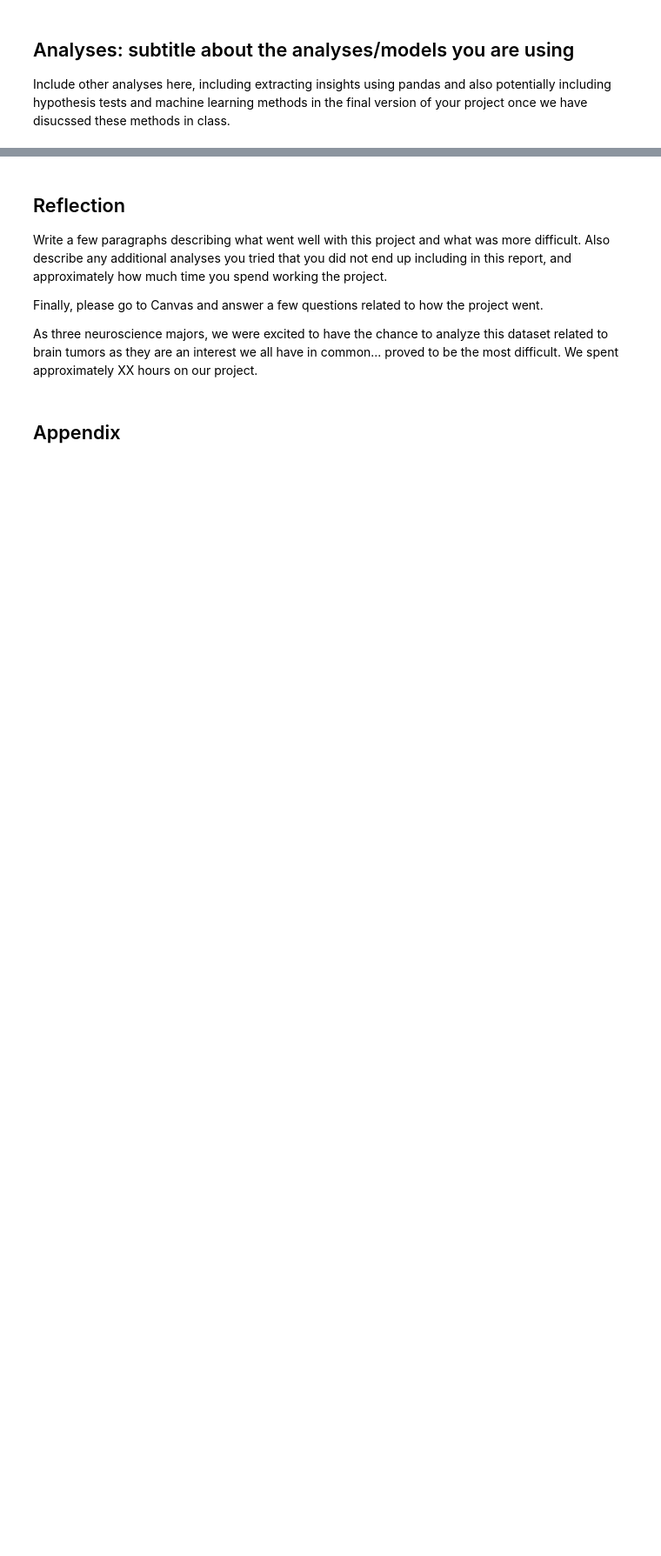
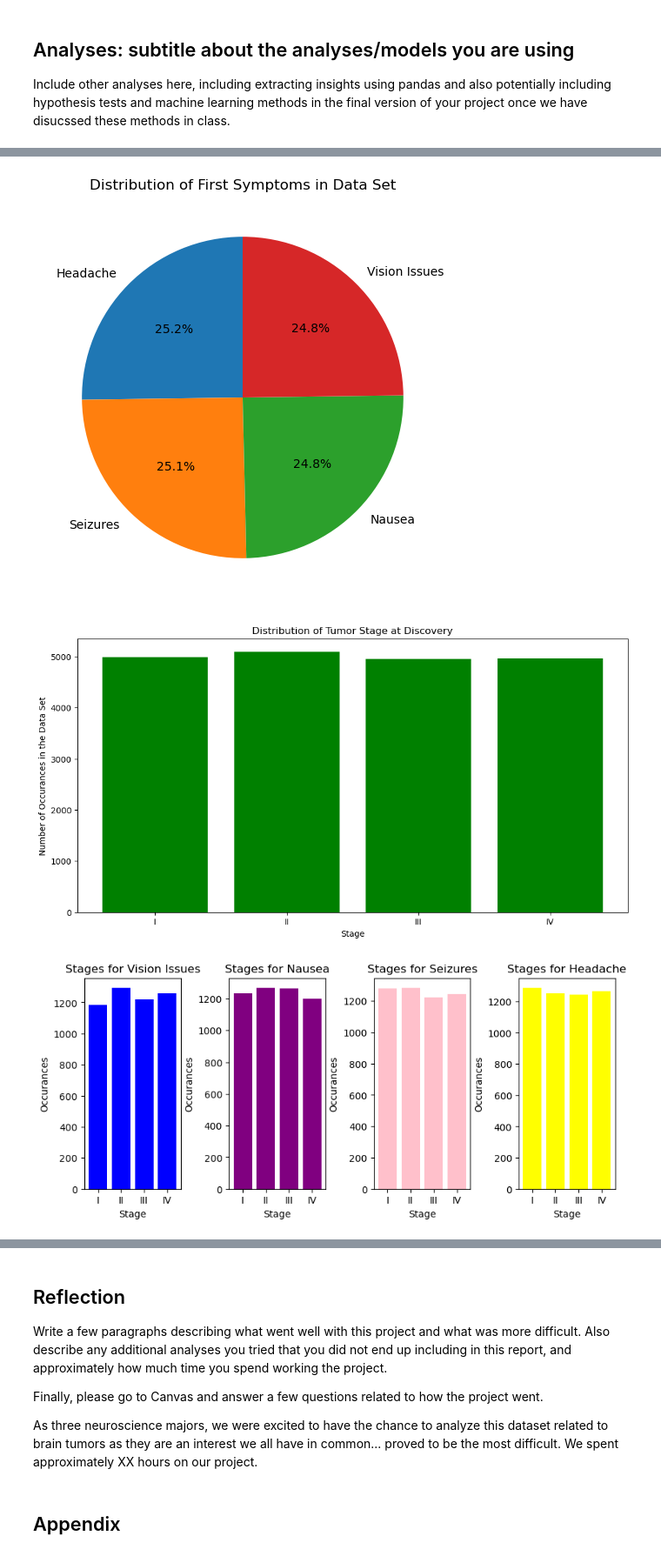
Before and after one commit to viviandoan1103/braintum, a Jupyter notebook: project_template_v8.ipynb, the cells around one changed output, grey strips where cells are left out. Shown: that part at 87% size. Saved outputs shown, nothing was run; the diff lists cells and outputs as text; code cells hidden in the pictures; blank space fills up the shorter version.

```diff
--- a/project_template_v8.ipynb
+++ b/project_template_v8.ipynb
@@ -196,0 +126,76 @@ In the boxplot analysis, all three boxplots comparing the different treatment mo
+# %%
+# Select relevant columns for question 1
+brain_tumor_dataset = pd.read_csv("brain_tumor_dataset.csv")
+brain_tumor_dataset_1 = brain_tumor_dataset.copy()
+brain_tumor_dataset_2 = brain_tumor_dataset_1[["Tumor_Size", "Tumor_Type", "Symptom_1", "Stage", "Radiation_Treatment", "Surgery_Performed", "Chemotherapy", "Survival_Rate", "Gender", "MRI_Result"]].copy()
+brain_tumor_dataset_4 = brain_tumor_dataset_2[["Symptom_1", "Stage"]].copy()
+
+# Plot symptom distribution pie chart
+symptom1_count = brain_tumor_dataset_4["Symptom_1"].value_counts()
+plt.figure(figsize = (12,6));
+plt.pie(symptom1_count, labels=symptom1_count.index, startangle=90, autopct="%1.1f%%");
+plt.title("Distribution of First Symptoms in Data Set");
+plt.show();
+
+# Plot discovery stage distribution bar graph
+stage_count = brain_tumor_dataset_4["Stage"].value_counts()
+correct_order = ["I", "II", "III", "IV"]
+stage_count = stage_count[correct_order]
+plt.figure(figsize = (12,6));
+plt.bar(stage_count.index, stage_count, color="green");
+plt.title("Distribution of Tumor Stage at Discovery");
+plt.xlabel("Stage");
+plt.ylabel("Number of Occurances in the Data Set");
+plt.show();
+
+# Plot distribution of tumor stages for each first symptom
+vision_issues_stage = brain_tumor_dataset_4[brain_tumor_dataset_4["Symptom_1"] == "Vision Issues"]
+nausea_stage = brain_tumor_dataset_4[brain_tumor_dataset_4["Symptom_1"] == "Nausea"]
+seizures_stage = brain_tumor_dataset_4[brain_tumor_dataset_4["Symptom_1"] == "Seizures"]
+headache_stage = brain_tumor_dataset_4[brain_tumor_dataset_4["Symptom_1"] == "Headache"]
+
+vision_stage_count = vision_issues_stage['Stage'].value_counts().sort_index()
+nausea_stage_count = nausea_stage['Stage'].value_counts().sort_index()
+seizures_stage_count = seizures_stage['Stage'].value_counts().sort_index()
+headache_stage_count = headache_stage['Stage'].value_counts().sort_index()
+
+fig, axes = plt.subplots(1,4,figsize=(10,4));
+
+
+axes[0].bar(vision_stage_count.index, vision_stage_count, color="blue");
+axes[0].set_title("Stages for Vision Issues");
+axes[0].set_xlabel("Stage");
+axes[0].set_ylabel("Occurances");
+
+
+axes[1].bar(nausea_stage_count.index, nausea_stage_count, color="purple");
+axes[1].set_title("Stages for Nausea");
+axes[1].set_xlabel("Stage");
+axes[1].set_ylabel("Occurances");
+
+
+axes[2].bar(seizures_stage_count.index, seizures_stage_count, color="pink");
+axes[2].set_title("Stages for Seizures");
+axes[2].set_xlabel("Stage");
+axes[2].set_ylabel("Occurances");
+
+
+axes[3].bar(headache_stage_count.index, headache_stage_count, color="yellow");
+axes[3].set_title("Stages for Headache");
+axes[3].set_xlabel("Stage");
+axes[3].set_ylabel("Occurances");
+
+plt.subplots_adjust(wspace=0.5);
+
+# Visualize this distribution with a boxplot
+correct_order_2 = ["IV", "III", "II", "I"]
+brain_tumor_dataset_4["Stage"] = pd.Categorical(brain_tumor_dataset_4["Stage"], categories=correct_order_2, ordered=True)
+plt.figure(figsize = (10,6));
+sns.boxplot(x="Symptom_1", y="Stage", data= brain_tumor_dataset_4, color="lightgreen");
+plt.title("Stage Distribution by First Symptom");
+plt.xlabel("First Symptom");
+plt.ylabel("Tumor Stage");
+# %% [output]
+[figure, added]
+[figure, added]
+[figure, added]
```
Also changed, not shown: parts of 18 cells of this notebook.
